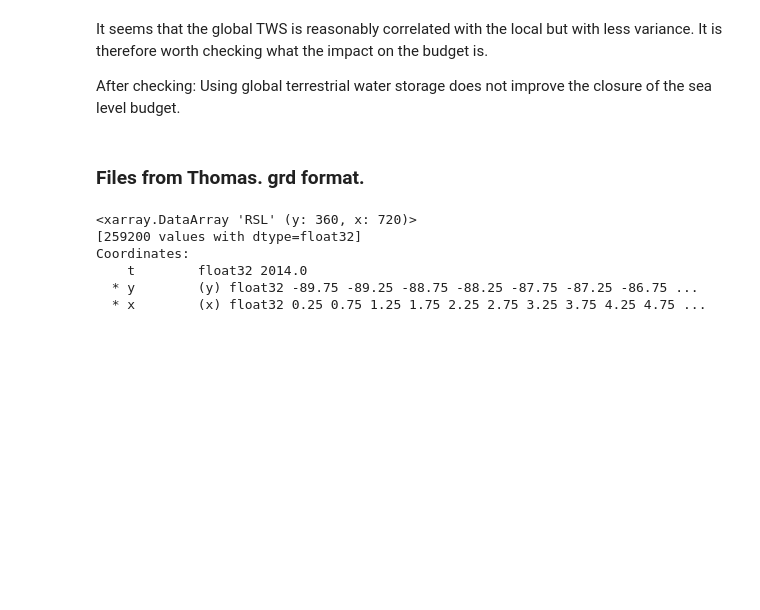
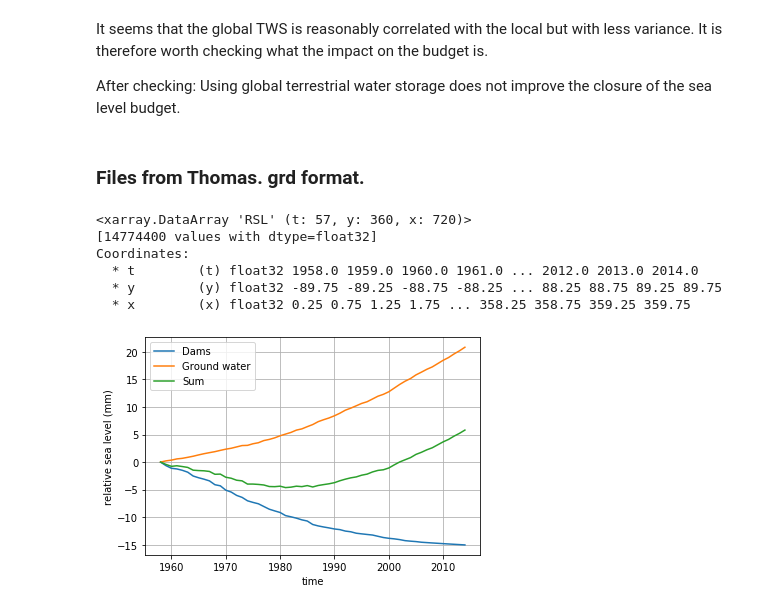
Before and after one commit to Jacobiaan/SLBudget, a Jupyter notebook: notebooks/TWS.ipynb, the cells around one changed output. Drawn from its saved outputs; the diff is of its cells as text; code cells hidden in the pictures; blank space fills up the shorter version.

```diff
--- a/notebooks/TWS.ipynb
+++ b/notebooks/TWS.ipynb
@@ -138,14 +125,29 @@ After checking: Using global terrestrial water storage does not improve the clos
 # %% [markdown]
 ### Files from Thomas. grd format.
 # %%
-thom_dir = '/Users/dewi/Work/Project_SeaLevelBudgets/TWS/Frederikse2016/'
+thom_dir = '/Users/dewilebars/Projects/SLBudget/data/TWS/Frederikse2016/'
 #result_dam_mean.grd   result_hydro_mean.grd
 dam_ds = xr.open_dataset(thom_dir + 'result_dam_mean.grd')
-dam_ds.RSL[-1]
+grw_ds = xr.open_dataset(thom_dir + 'result_hydro_mean.grd')
+dam_ds.RSL #[-1]
 # %% [output]
-<xarray.DataArray 'RSL' (y: 360, x: 720)>
-[259200 values with dtype=float32]
+<xarray.DataArray 'RSL' (t: 57, y: 360, x: 720)>
+[14774400 values with dtype=float32]
 Coordinates:
-    t        float32 2014.0
-  * y        (y) float32 -89.75 -89.25 -88.75 -88.25 -87.75 -87.25 -86.75 ...
-  * x        (x) float32 0.25 0.75 1.25 1.75 2.25 2.75 3.25 3.75 4.25 4.75 ...
+  * t        (t) float32 1958.0 1959.0 1960.0 1961.0 ... 2012.0 2013.0 2014.0
+  * y        (y) float32 -89.75 -89.25 -88.75 -88.25 ... 88.25 88.75 89.25 89.75
+  * x        (x) float32 0.25 0.75 1.25 1.75 ... 358.25 358.75 359.25 359.75
+# %%
+fig, ax = plt.subplots()
+ax.plot(dam_ds.t,dam_ds.RSL[:,0,0]*1000, label='Dams')
+ax.plot(dam_ds.t,grw_ds.RSL[:,0,0]*1000, label='Ground water')
+ax.plot(dam_ds.t,(dam_ds.RSL[:,0,0]+grw_ds.RSL[:,0,0])*1000, label='Sum')
+
+plt.xlabel('time')
+plt.ylabel('relative sea level (mm)')
+plt.legend(loc='upper left')
+ax.grid(True)
+
+#plt.savefig('../Figures/LandWaterStorage_1958_2014.pdf')
+# %% [output]
+[figure, added]
```
Also changed, not shown: parts of 3 cells of this notebook, 2 other files.
